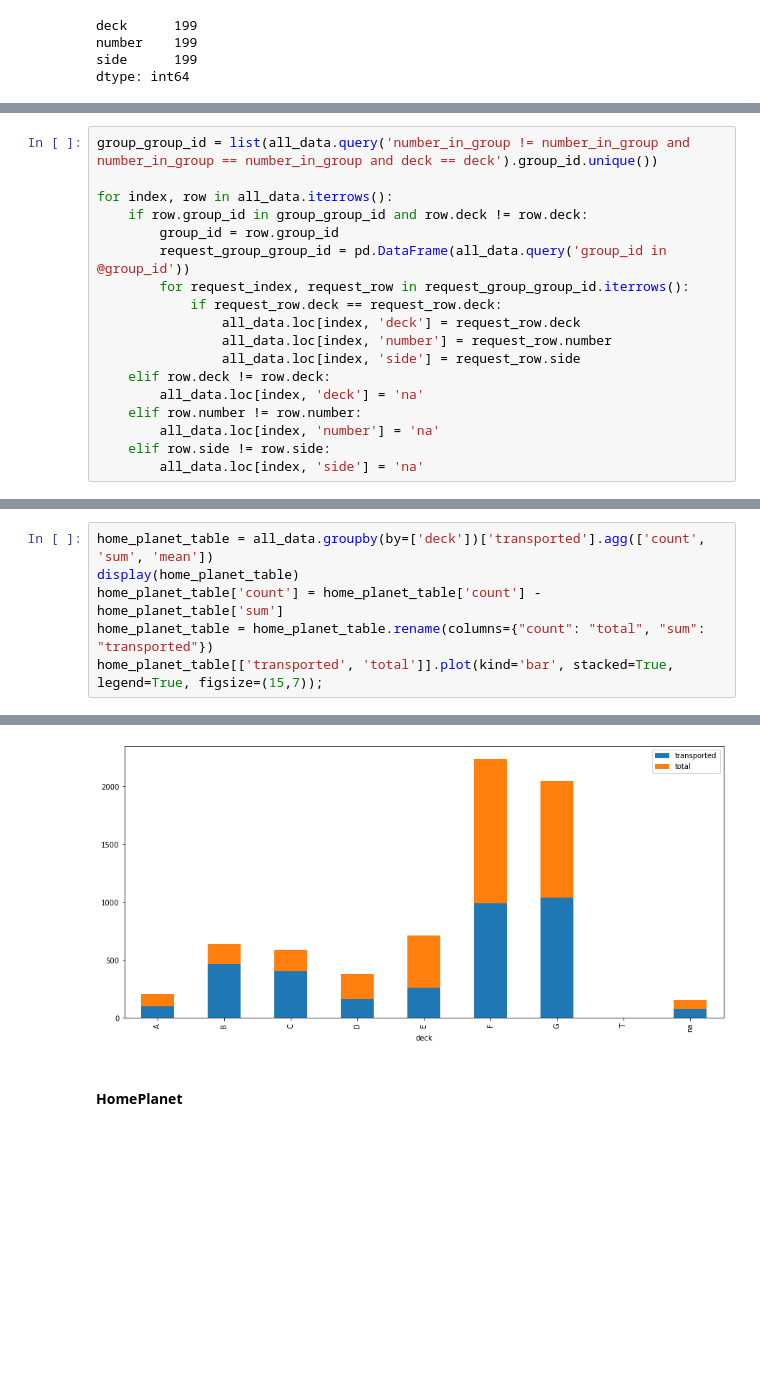
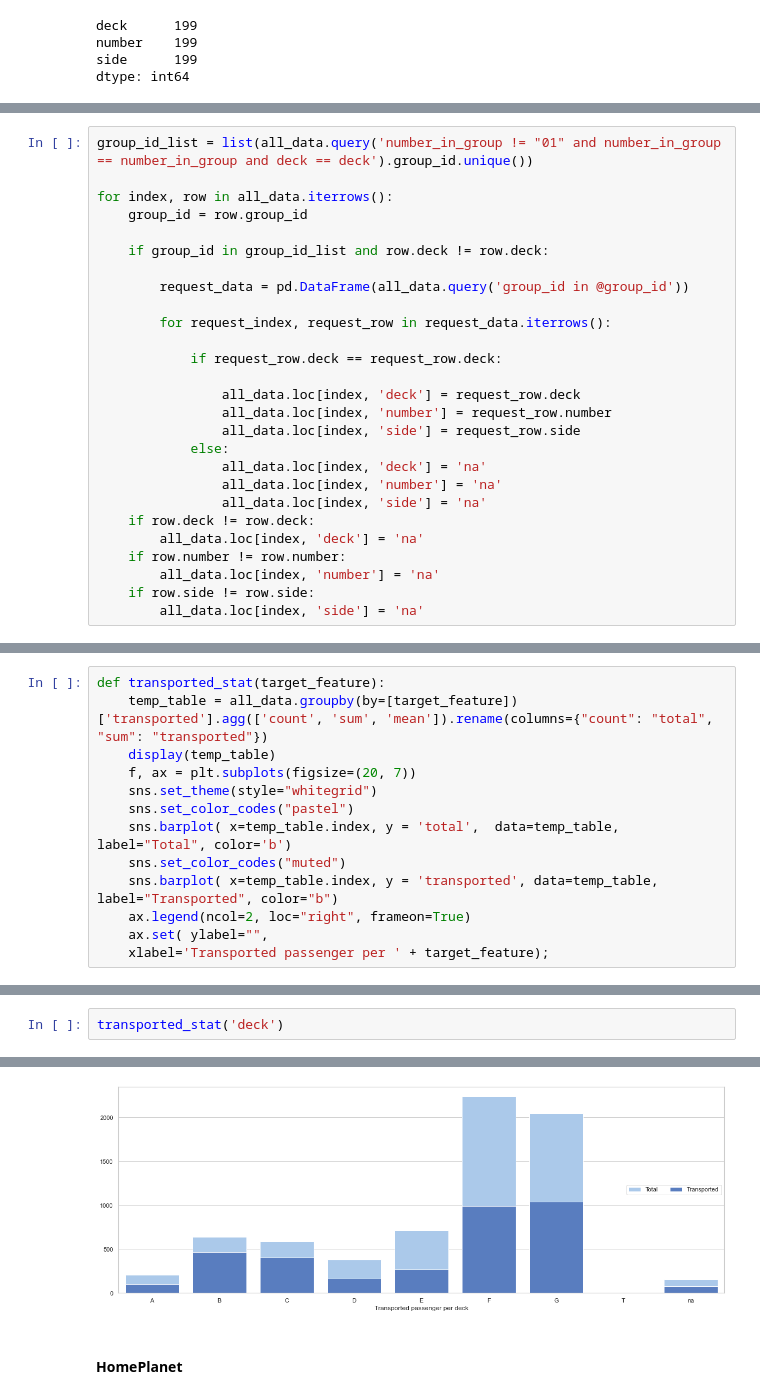
Before and after one commit to DaniilTsalik/Detecting_fraud, a Jupyter notebook: Untitled.ipynb, the cells around one changed output, grey strips where cells are left out. Saved outputs shown, nothing was run; the diff lists cells and outputs as text; blank space fills up the shorter version.

```diff
--- a/Untitled.ipynb
+++ b/Untitled.ipynb
@@ -148,20 +153,29 @@ dtype: int64
 # %%
-group_group_id = list(all_data.query('number_in_group != number_in_group and number_in_group == number_in_group and deck == deck').group_id.unique())
+group_id_list = list(all_data.query('number_in_group != "01" and number_in_group == number_in_group and deck == deck').group_id.unique())
 
 for index, row in all_data.iterrows():
-    if row.group_id in group_group_id and row.deck != row.deck:
-        group_id = row.group_id
-        request_group_group_id = pd.DataFrame(all_data.query('group_id in @group_id'))
-        for request_index, request_row in request_group_group_id.iterrows():
+    group_id = row.group_id
+
+    if group_id in group_id_list and row.deck != row.deck:
+
+        request_data = pd.DataFrame(all_data.query('group_id in @group_id'))
+
+        for request_index, request_row in request_data.iterrows():
+
             if request_row.deck == request_row.deck:
+
                 all_data.loc[index, 'deck'] = request_row.deck
                 all_data.loc[index, 'number'] = request_row.number
                 all_data.loc[index, 'side'] = request_row.side
-    elif row.deck != row.deck:
+            else:
+                all_data.loc[index, 'deck'] = 'na'
+                all_data.loc[index, 'number'] = 'na'
+                all_data.loc[index, 'side'] = 'na'
+    if row.deck != row.deck:
         all_data.loc[index, 'deck'] = 'na'
-    elif row.number != row.number:
+    if row.number != row.number:
         all_data.loc[index, 'number'] = 'na'
-    elif row.side != row.side:
+    if row.side != row.side:
         all_data.loc[index, 'side'] = 'na'
 # %%
 all_data[['deck', 'number', 'side']].isna().sum()
@@ -184,0 +187,13 @@ home_planet_table[['transported', 'total']].plot(kind='bar', stacked=True, legen
+# %%
+def transported_stat(target_feature):
+    temp_table = all_data.groupby(by=[target_feature])['transported'].agg(['count', 'sum', 'mean']).rename(columns={"count": "total", "sum": "transported"})
+    display(temp_table)
+    f, ax = plt.subplots(figsize=(20, 7))
+    sns.set_theme(style="whitegrid")
+    sns.set_color_codes("pastel")
+    sns.barplot( x=temp_table.index, y = 'total',  data=temp_table, label="Total", color='b')
+    sns.set_color_codes("muted")
+    sns.barplot( x=temp_table.index, y = 'transported', data=temp_table, label="Transported", color="b")
+    ax.legend(ncol=2, loc="right", frameon=True)
+    ax.set( ylabel="",
+    xlabel='Transported passenger per ' + target_feature);
@@ -185,7 +209,3 @@ home_planet_table[['transported', 'total']].plot(kind='bar', stacked=True, legen
 # %%
-home_planet_table = all_data.groupby(by=['deck'])['transported'].agg(['count', 'sum', 'mean'])
-display(home_planet_table)
-home_planet_table['count'] = home_planet_table['count'] - home_planet_table['sum']
-home_planet_table = home_planet_table.rename(columns={"count": "total", "sum": "transported"})
-home_planet_table[['transported', 'total']].plot(kind='bar', stacked=True, legend=True, figsize=(15,7));
+transported_stat('deck')
 # %% [output]
@@ -193,14 +213,14 @@ home_planet_table[['transported', 'total']].plot(kind='bar', stacked=True, legen
 | deck |  |  |  |
 | A | 203 | 100 | 0.492611 |
 | B | 635 | 465 | 0.732283 |
 | C | 588 | 403 | 0.685374 |
 | D | 377 | 165 | 0.437666 |
 | E | 711 | 264 | 0.371308 |
 | F | 2236 | 989 | 0.442308 |
 | G | 2045 | 1038 | 0.507579 |
 | T | 3 | 0 | 0.000000 |
 | na | 156 | 78 | 0.500000 |
-[figure, old version]
+[figure, new version]
 # %% [markdown]
 #### HomePlanet
 # %% [markdown]
```
Also changed, not shown: parts of 41 cells of this notebook, 1 other file.
